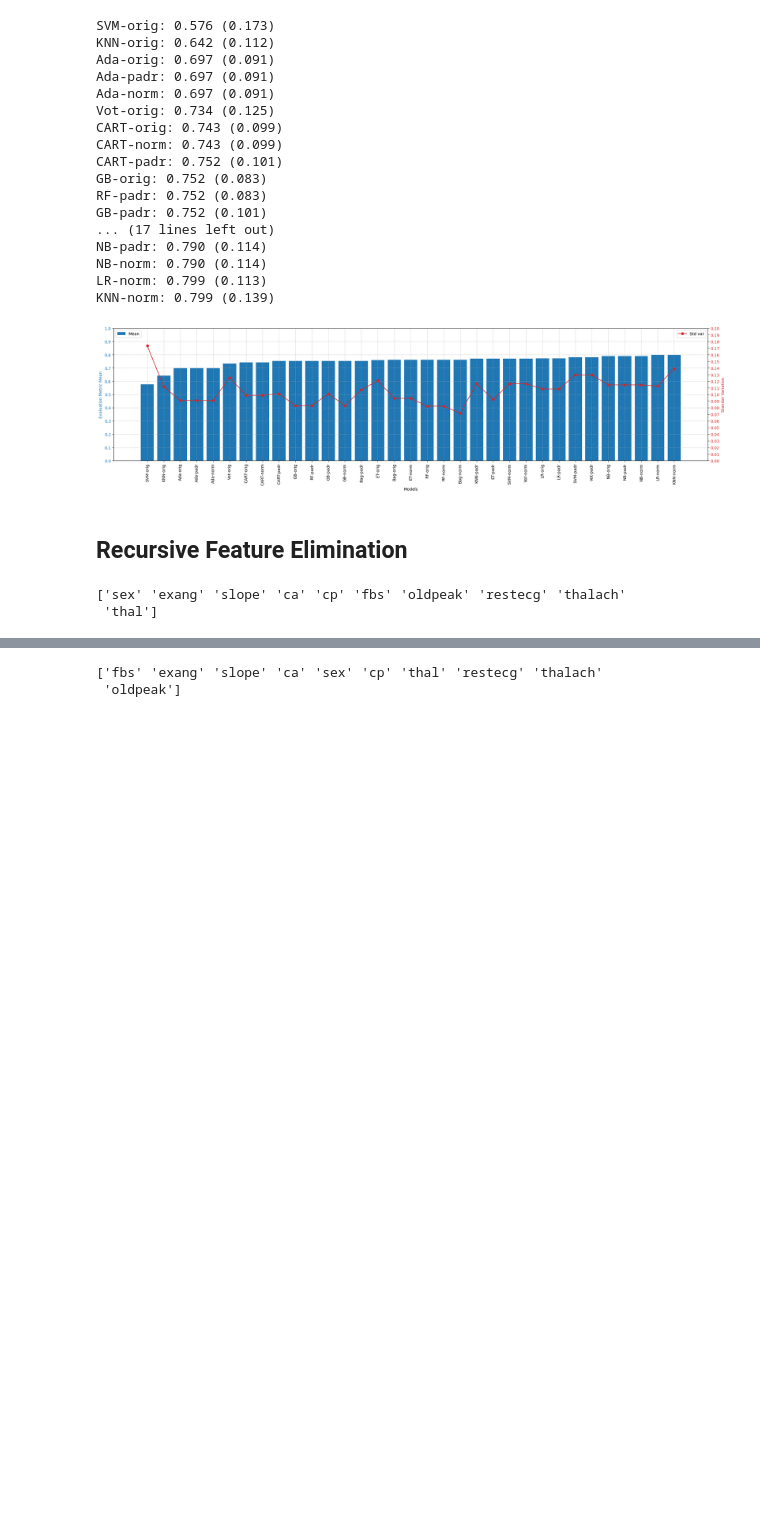
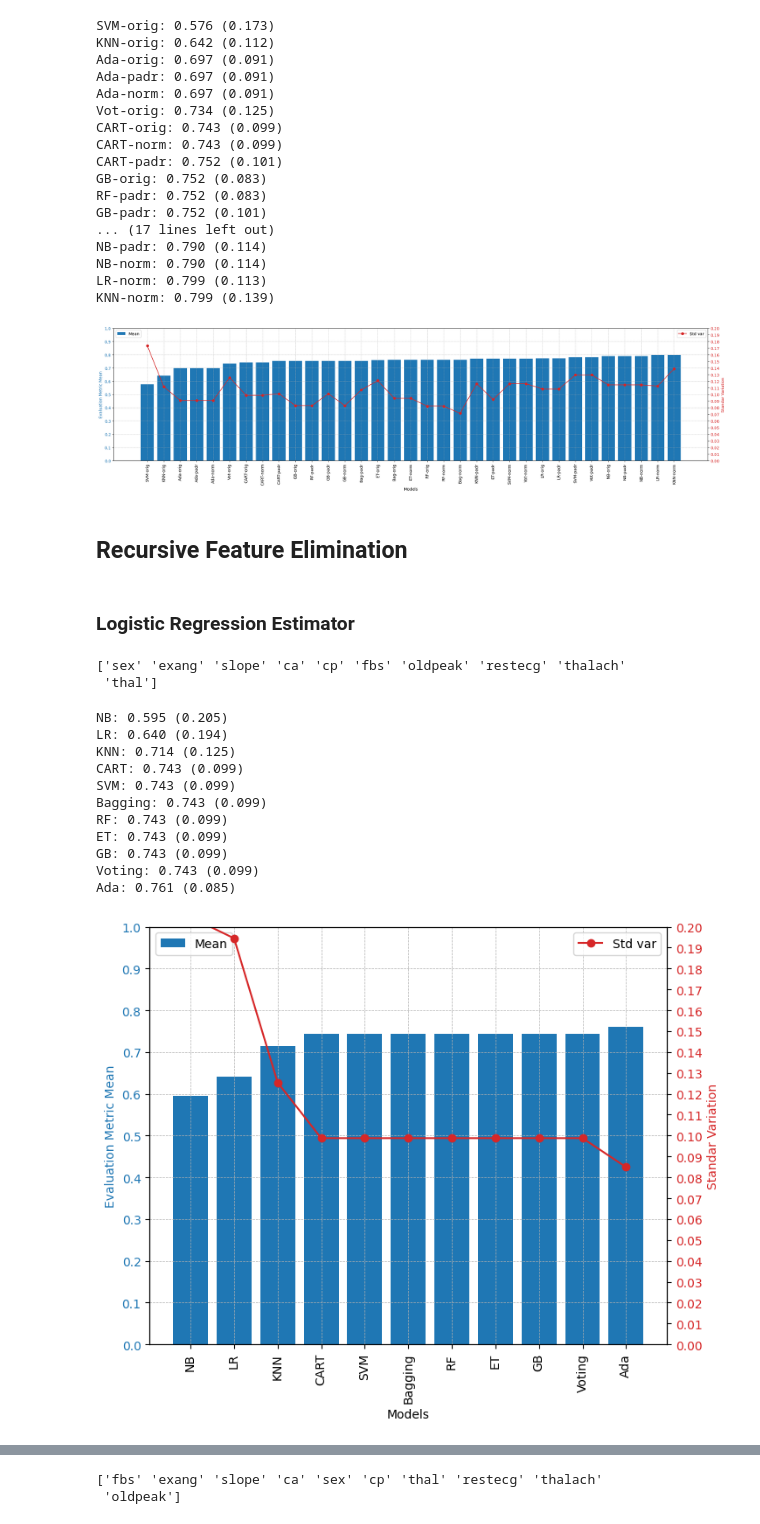
Before and after one commit to fangnes/pucrio_data_science_and_analytics, a Jupyter notebook: MVP_Machine_Learning_&_Analytics.ipynb, the cells around one changed output, grey strips where cells are left out. Saved outputs shown, nothing was run; the diff lists cells and outputs as text; code cells hidden in the pictures; blank space fills up the shorter version.

```diff
--- a/MVP_Machine_Learning_&_Analytics.ipynb
+++ b/MVP_Machine_Learning_&_Analytics.ipynb
@@ -203,6 +204,27 @@ def cross_val_score_execution(models, X_train, y_train, kfold, scoring):
     names.append(name)
 
   return names, results
+# %%
+def cross_validation_with_selected_features(models, df, y, features_selected, test_size, seed, num_folds, scoring):
+
+  df_4_best_var  = df[features_selected[:3]]
+  df_7_best_var  = df[features_selected[:6]]
+  df_10_best_var = df[features_selected[:9]]
+
+  X_4  = df_4_best_var.values
+  X_7  = df_7_best_var.values
+  X_10 = df_10_best_var.values
+
+  X_4_train,  X_4_test,  y_4_train,  y_4_test  = train_test_split(X_4, y,  test_size=test_size, shuffle=True, random_state=seed, stratify=y)
+  X_7_train,  X_7_test,  y_7_train,  y_7_test  = train_test_split(X_7, y,  test_size=test_size, shuffle=True, random_state=seed, stratify=y)
+  X_10_train, X_10_test, y_10_train, y_10_test = train_test_split(X_10, y, test_size=test_size, shuffle=True, random_state=seed, stratify=y)
+
+  # @TODO: UTILIZAR A QUANTIDADE DE FOLDS QUE TIVER O MELHOR DESEMPENHO NA PRIMEIRA EXECUÇÃO DOS MODELOS (sem pipelines)
+  names_4, results_4   = cross_val_score_execution(models, X_4_train,  y_4_train,  num_folds, scoring)
+  names_7, results_7   = cross_val_score_execution(models, X_7_train,  y_7_train,  num_folds, scoring)
+  names_10, results_10 = cross_val_score_execution(models, X_10_train, y_10_train, num_folds, scoring)
+
+  return names_4, results_4, names_7, results_7, names_10, results_10
 # %% [markdown]
 # Dataset setup
 # %% [markdown]
@@ -702,26 +686,28 @@ KNN-norm: 0.799 (0.139)
 [figure]
 # %% [markdown]
 ## Recursive Feature Elimination
+# %% [markdown]
+### Logistic Regression Estimator
 # %%
 # @TODO: RFE com estimador sendo regressão logística e SVM
 
-rfe_4 = RFE(LogisticRegression(max_iter=max_iter), n_features_to_select=4)
-fit_4 = rfe_4.fit(X,y)
+rfe_4_lr = RFE(LogisticRegression(max_iter=max_iter), n_features_to_select=4)
+fit_4_lr = rfe_4_lr.fit(X,y)
 
-rfe_7 = RFE(LogisticRegression(max_iter=max_iter), n_features_to_select=7)
-fit_7 = rfe_7.fit(X,y)
+rfe_7_lr = RFE(LogisticRegression(max_iter=max_iter), n_features_to_select=7)
+fit_7_lr = rfe_7_lr.fit(X,y)
 
-rfe_10 = RFE(LogisticRegression(max_iter=max_iter), n_features_to_select=10)
-fit_10 = rfe_10.fit(X,y)
+rfe_10_lr = RFE(LogisticRegression(max_iter=max_iter), n_features_to_select=10)
+fit_10_lr = rfe_10_lr.fit(X,y)
 
-features_selected_lr = fit_4.get_feature_names_out(input_features=df_heart_disease.columns[0:13])
+features_selected_lr = fit_4_lr.get_feature_names_out(input_features=df_heart_disease.columns[0:13])
 
-for att in fit_7.get_feature_names_out(input_features=df_heart_disease.columns[0:13]):
+for att in fit_7_lr.get_feature_names_out(input_features=df_heart_disease.columns[0:13]):
   if att not in features_selected_lr:
     features_selected_lr = np.append(features_selected_lr, att)
 
 
-for att in fit_10.get_feature_names_out(input_features=df_heart_disease.columns[0:13]):
+for att in fit_10_lr.get_feature_names_out(input_features=df_heart_disease.columns[0:13]):
   if att not in features_selected_lr:
     features_selected_lr = np.append(features_selected_lr, att)
 
@@ -729,3 +715,20 @@ print(features_selected_lr)
 # %% [output]
 ['sex' 'exang' 'slope' 'ca' 'cp' 'fbs' 'oldpeak' 'restecg' 'thalach'
  'thal']
+# %%
+rfe_names_4_lr, rfe_results_4_lr, rfe_names_7_lr, rfe_results_7_lr, rfe_names_10_lr, rfe_results_10_lr = cross_validation_with_selected_features(models, df_heart_disease, y, features_selected_lr, test_size, seed, ten_folds, scoring)
+# %%
+eval_metric_mean_std_plot(rfe_results_4_lr, rfe_names_4_lr)
+# %% [output]
+NB: 0.595 (0.205)
+LR: 0.640 (0.194)
+KNN: 0.714 (0.125)
+CART: 0.743 (0.099)
+SVM: 0.743 (0.099)
+Bagging: 0.743 (0.099)
+RF: 0.743 (0.099)
+ET: 0.743 (0.099)
+GB: 0.743 (0.099)
+Voting: 0.743 (0.099)
+Ada: 0.761 (0.085)
+[figure, added]
```
Also changed, not shown: parts of 35 cells of this notebook.
